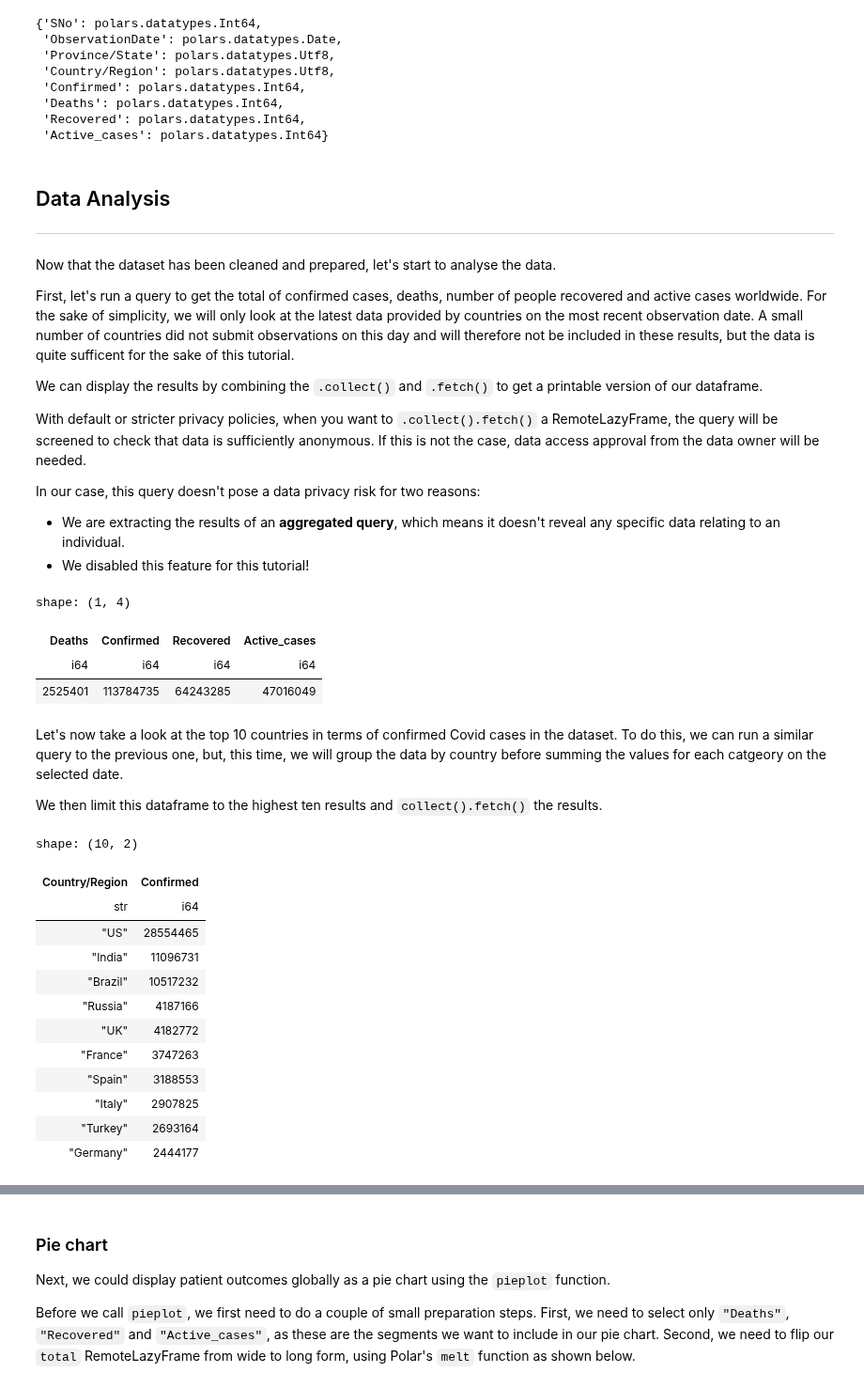
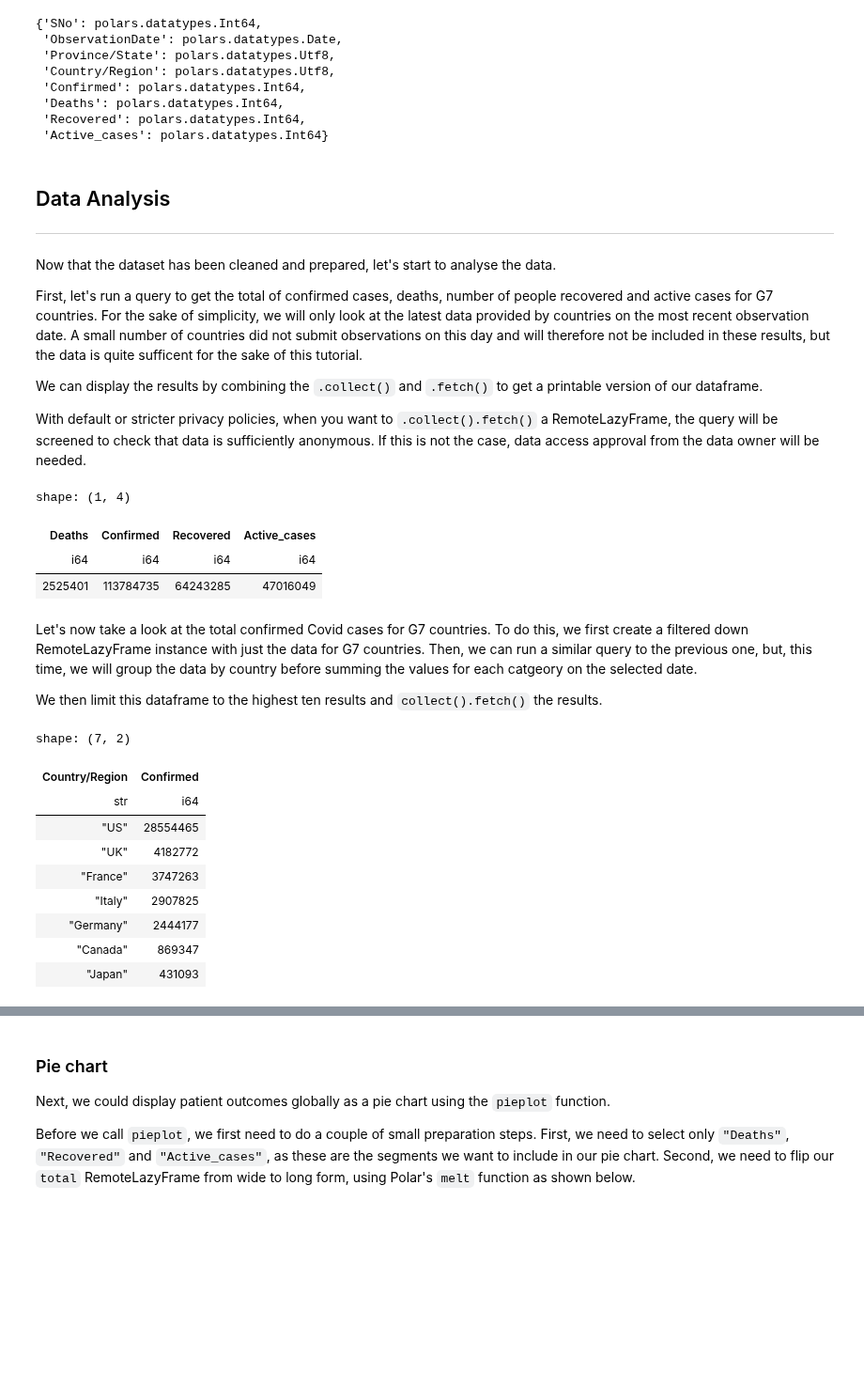
Before and after one commit to mithril-security/bastionlab, a Jupyter notebook: docs/docs/how-to-guides/covid_cleaning_exploration.ipynb, the cells around one changed output, grey strips where cells are left out. Shown at 94% size. Saved outputs shown, nothing was run; the diff lists cells and outputs as text; code cells hidden in the pictures; blank space fills up the shorter version.

```diff
--- a/docs/docs/how-to-guides/covid_cleaning_exploration.ipynb
+++ b/docs/docs/how-to-guides/covid_cleaning_exploration.ipynb
@@ -234,15 +239,11 @@ _______________________________________________
 
 Now that the dataset has been cleaned and prepared, let's start to analyse the data.
 
-First, let's run a query to get the total of confirmed cases, deaths, number of people recovered and active cases worldwide. For the sake of simplicity, we will only look at the latest data provided by countries on the most recent observation date. A small number of countries did not submit observations on this day and will therefore not be included in these results, but the data is quite sufficent for the sake of this tutorial.
+First, let's run a query to get the total of confirmed cases, deaths, number of people recovered and active cases for G7 countries. For the sake of simplicity, we will only look at the latest data provided by countries on the most recent observation date. A small number of countries did not submit observations on this day and will therefore not be included in these results, but the data is quite sufficent for the sake of this tutorial.
 
 We can display the results by combining the `.collect()` and `.fetch()` to get a printable version of our dataframe.
 
 With default or stricter privacy policies, when you want to `.collect().fetch()` a RemoteLazyFrame, the query will be screened to check that data is sufficiently anonymous. If this is not the case, data access approval from the data owner will be needed.
-
-In our case, this query doesn't pose a data privacy risk for two reasons:
-- We are extracting the results of an **aggregated query**, which means it doesn't reveal any specific data relating to an individual.
-- We disabled this feature for this tutorial!
 # %%
 from datetime import date
 
@@ -260,44 +261,41 @@ shape: (1, 4)
 | i64 | i64 | i64 | i64 |
 | 2525401 | 113784735 | 64243285 | 47016049 |
 # %% [markdown]
-Let's now take a look at the top 10 countries in terms of confirmed Covid cases in the dataset. To do this, we can run a similar query to the previous one, but, this time, we will group the data by country before summing the values for each catgeory on the selected date.
+Let's now take a look at the total confirmed Covid cases for G7 countries. To do this, we first create a filtered down RemoteLazyFrame instance with just the data for G7 countries. Then, we can run a similar query to the previous one, but, this time, we will group the data by country before summing the values for each catgeory on the selected date.
 
 We then limit this dataframe to the highest ten results and `collect().fetch()` the results.
-# %%
-all_cols = ["Deaths", "Confirmed", "Recovered", "Active_cases", "Country/Region"]
-agg_cols = ["Deaths", "Confirmed", "Recovered", "Active_cases"]
-
-by_country = (
-    rdf.filter(
-        pl.col("ObservationDate") == pl.col("ObservationDate").max()
-    )  # limit to data shared on latest observation date
-    .select([pl.col(x) for x in all_cols])  # limit data to columns in all_cols list
-    .groupby(pl.col("Country/Region"))  # group data by country
-    .agg(
-        [pl.col(x).sum() for x in agg_cols]
-    )  # get the sum of values shared by each country on this date for each category in agg_cols
-)
-
-top_10 = (
-    by_country.select([pl.col("Country/Region"), pl.col("Confirmed")])
-    .sort(pl.col("Confirmed"), reverse=True)
-    .limit(10)
-)
-top_10.collect().fetch()
-# %% [output]
-shape: (10, 2)
-| Country/Region | Confirmed |
-| str | i64 |
-| "US" | 28554465 |
-| "India" | 11096731 |
-| "Brazil" | 10517232 |
-| "Russia" | 4187166 |
-| "UK" | 4182772 |
-| "France" | 3747263 |
-| "Spain" | 3188553 |
-| "Italy" | 2907825 |
-| "Turkey" | 2693164 |
-| "Germany" | 2444177 |
+# %%
+all_cols = ["Confirmed", "Country/Region"]
+
+G7 = rdf.filter(
+    (pl.col("Country/Region") == "Canada")
+    | (pl.col("Country/Region") == "France")
+    | (pl.col("Country/Region") == "Germany")
+    | (pl.col("Country/Region") == "Italy")
+    | (pl.col("Country/Region") == "UK")
+    | (pl.col("Country/Region") == "US")
+    | (pl.col("Country/Region") == "Japan")
+)
+
+G7_cases = (
+    G7.filter(pl.col("ObservationDate") == pl.col("ObservationDate").max())
+    .select([pl.col(x) for x in all_cols])
+    .groupby(pl.col("Country/Region"))
+    .agg(pl.col("Confirmed").sum())
+    .sort(pl.col("Confirmed"), reverse=True)
+)
+G7_cases.collect().fetch()
+# %% [output]
+shape: (7, 2)
+| Country/Region | Confirmed |
+| str | i64 |
+| "US" | 28554465 |
+| "UK" | 4182772 |
+| "France" | 3747263 |
+| "Italy" | 2907825 |
+| "Germany" | 2444177 |
+| "Canada" | 869347 |
+| "Japan" | 431093 |
 # %% [markdown]
 ## Data Visualization
 _______________________________________________
```
Also changed, not shown: parts of 22 cells of this notebook, 1 other file.
